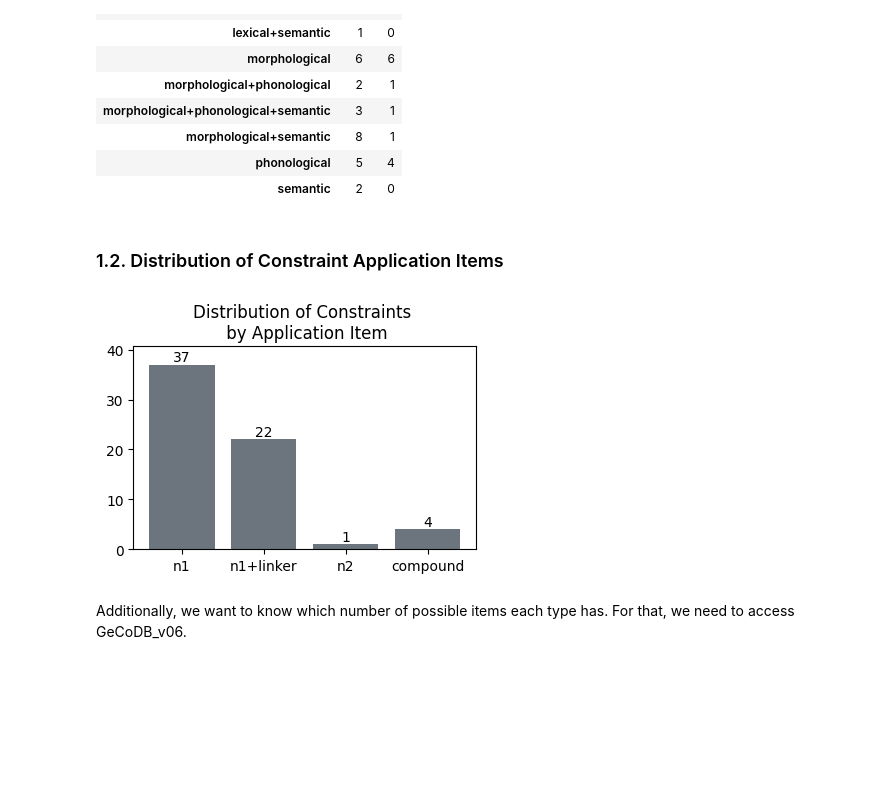
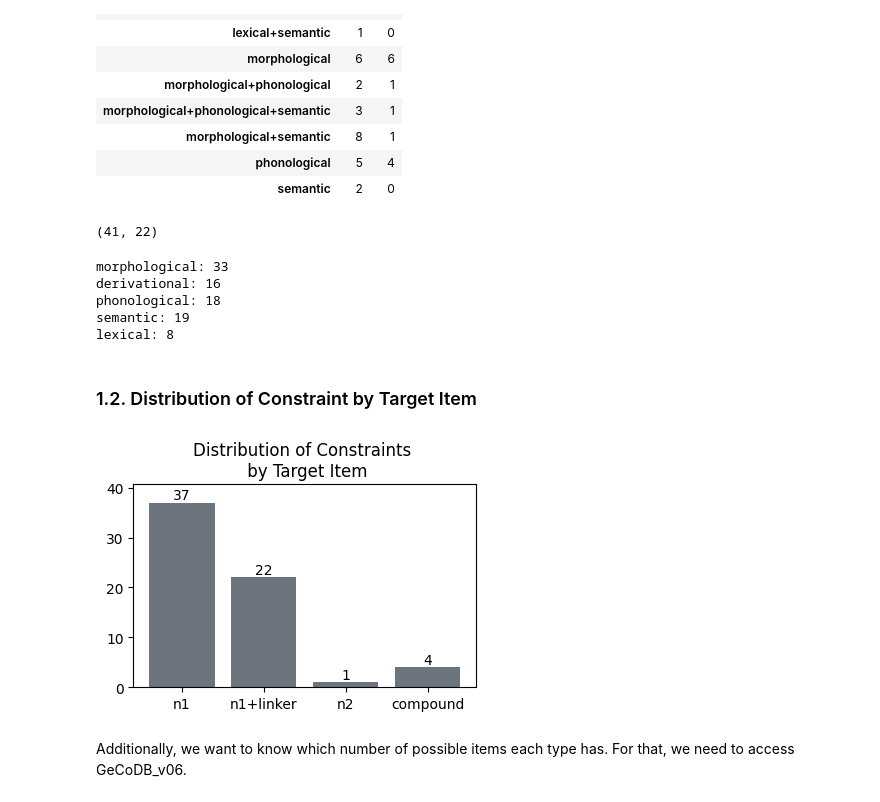
Before and after one commit to maxschmaltz/DieKonstraints, a Jupyter notebook: compounding/constraints/check_applicability/inspect.ipynb, the cells around one changed output. Saved outputs shown, nothing was run; the diff lists cells and outputs as text; code cells hidden in the pictures; blank space fills up the shorter version.

```diff
--- a/compounding/constraints/check_applicability/inspect.ipynb
+++ b/compounding/constraints/check_applicability/inspect.ipynb
@@ -70,43 +70,57 @@ ling_type_df
 | morphological+semantic | 8 | 1 |
 | phonological | 5 | 4 |
 | semantic | 2 | 0 |
+# %%
+ling_type_df["p2l"].sum().item(), ling_type_df["l2p"].sum().item()
+# %% [output]
+(41, 22)
+# %%
+for t in ["morphological", "derivational", "phonological", "semantic", "lexical"]:
+	n_t = ling_type_df[ling_type_df.index.str.contains(t)].sum().sum().item()
+	print(f"{t}: {n_t}")
+# %% [output]
+morphological: 33
+derivational: 16
+phonological: 18
+semantic: 19
+lexical: 8
 # %% [markdown]
-### 1.2. Distribution of Constraint Application Items
+### 1.2. Distribution of Constraint by Target Item
 # %%
 import matplotlib.pyplot as plt
 from collections import Counter
 # %%
 appl_items = [c["appl_item"] for c in constraints.values()]
 order = ["n1", "n1+linker", "n2", "compound"]
 counts = Counter(appl_items)
 values = [counts[k] for k in order]
 
 plt.figure(figsize=(4, 3))
 
 bars = plt.bar(order, values, color="#6c757d")
 
 # add count labels
 for bar in bars:
     height = bar.get_height()
     plt.text(
         bar.get_x() + bar.get_width() / 2,
         height + max(values) * 0.02,
         f"{int(height)}",
         ha="center"
     )
 
 # add headroom so labels don't collide with top border
 plt.ylim(0, max(values) * 1.1)
-plt.title("Distribution of Constraints \n by Application Item")
+plt.title("Distribution of Constraints \n by Target Item")
 plt.tight_layout()
 
 plt.savefig(
     os.path.join(pt1_dir, "appl_item_distr.png"),
     dpi=800
 )
 plt.show()
 # %% [output]
-[figure, old version]
+[figure, new version]
 # %% [markdown]
 Additionally, we want to know which number of possible items each type has. For that, we need to access GeCoDB_v06.
 # %%
```
Also changed, not shown: parts of 4 cells of this notebook.
